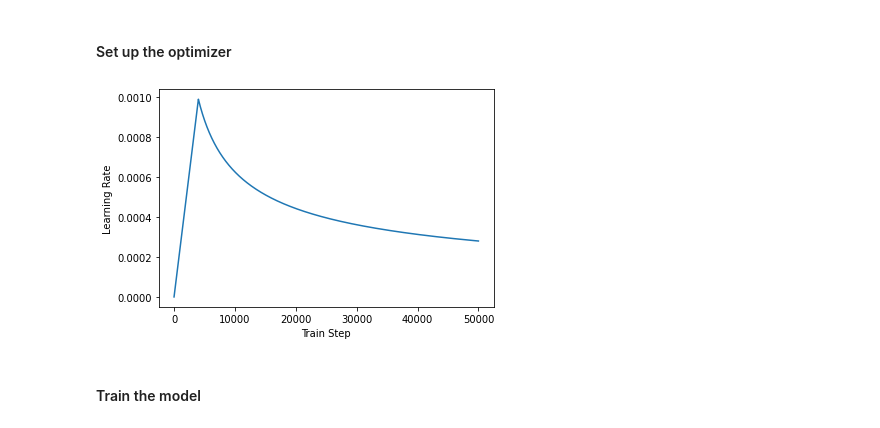
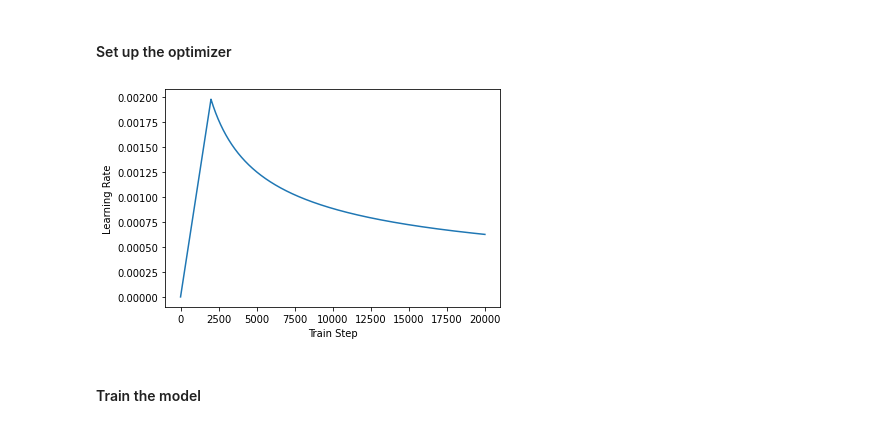
Before and after one commit to leeyeonjun85/AIB_Section_3_Project, a Jupyter notebook: s3p_chat_lyj_Transformer_3.ipynb, the cells around one changed output. Cells and saved outputs as stored; diff of their text form; code cells hidden in the pictures.

```diff
--- a/s3p_chat_lyj_Transformer_3.ipynb
+++ b/s3p_chat_lyj_Transformer_3.ipynb
@@ -41,16 +41,17 @@ import tensorflow_datasets as tfds
 RAND_SEED = 83
 random.seed(RAND_SEED)
 
-NUM_TEXT_DATA       = 15000         #📌 훈련 데이터 개수
+NUM_TEXT_DATA       = 0.1         #📌 사용할 데이터 비율
 MAX_LENGTH          = 20            #📌 문장 길이
 BATCH_SIZE          = 64
 BUFFER_SIZE         = 20000
 NUM_LAYERS          = 1
-D_MODEL             = 256
-NUM_HEADS           = 8
-DFF                 = 512
+D_MODEL             = 128
+NUM_HEADS           = 4
+DFF                 = 128
 DROPOUT             = 0.2
 VOCAB_SIZE          = 10000
+EPOCHS              = 10
 # %% [markdown]
 ### Data handling
 # %%
@@ -778,7 +893,7 @@ _________________________________________________________________
 #### Set up the optimizer
 # %%
 class CustomSchedule(tf.keras.optimizers.schedules.LearningRateSchedule):
-  def __init__(self, d_model, warmup_steps=4000):
+  def __init__(self, d_model, warmup_steps=2000):
     super().__init__()
 
     self.d_model = d_model
@@ -798,12 +913,12 @@ learning_rate = CustomSchedule(D_MODEL)
 optimizer = tf.keras.optimizers.Adam(learning_rate, beta_1=0.9, beta_2=0.98,
                                      epsilon=1e-9)
 # %%
-plt.plot(learning_rate(tf.range(50000, dtype=tf.float32)))
+plt.plot(learning_rate(tf.range(20000, dtype=tf.float32)))
 plt.ylabel('Learning Rate')
 plt.xlabel('Train Step')
 plt.show()
 # %% [output]
-[figure, old version]
+[figure, new version]
 # %%
 def masked_loss(label, pred):
   mask = label != 0
```
Also changed, not shown: parts of 47 cells of this notebook, 12 other files.
